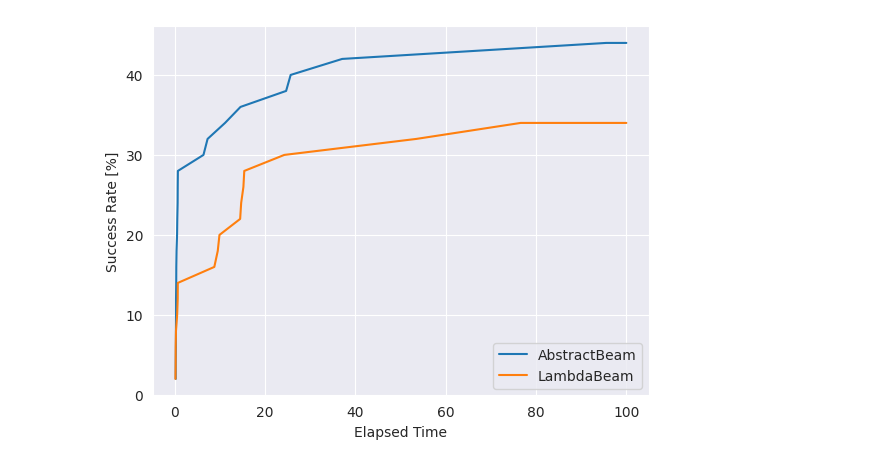
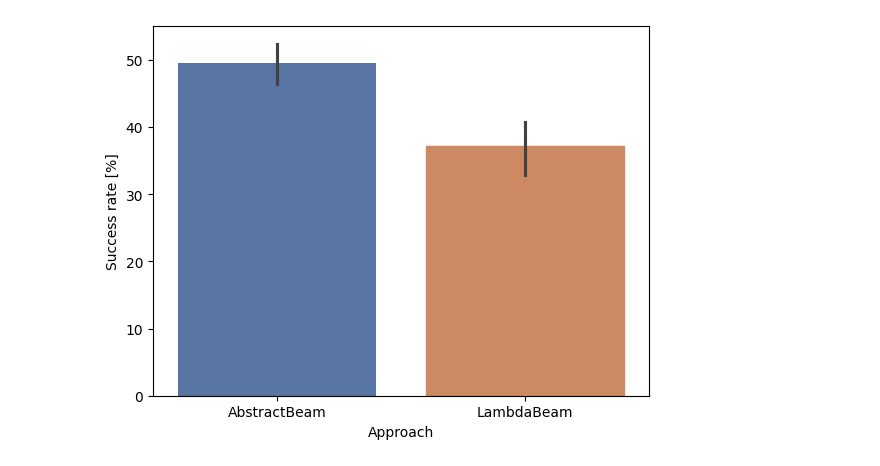
Before and after one commit to jzenkner/AbstractBeam, a Jupyter notebook: docs/results.ipynb, the cells around one changed output. Cells and saved outputs as stored; diff of their text form; code cells hidden in the pictures.

```diff
--- a/docs/results.ipynb
+++ b/docs/results.ipynb
@@ -92,2 +103,25 @@ print(max(df["AbstractBeam"]), max(df["LambdaBeam"]))
+# %%
+path = "../neurips/abstractbeam/eval/handwritten/"
+succ_ab = []
+for e, file_path in enumerate(os.listdir(path)):
+    with open(path + file_path) as f:
+        results = json.load(f)["num_tasks_solved"]
+    succ_ab.append(results / 50 * 100)
+
+sns.set_palette("deep")
+path = "../neurips/lambdabeam/eval/handwritten/"
+succ_lb = []
+for e, file_path in enumerate(os.listdir(path)):
+    with open(path + file_path) as f:
+        results = json.load(f)["num_tasks_solved"]
+    succ_ab.append(results / 50 * 100)
+
+df = pd.DataFrame.from_dict(
+    {"Success rate [%]": succ_ab + succ_lb, "Approach": ["AbstractBeam"] * 5 + ["LambdaBeam"] * 5})
+ax = sns.barplot(df, x="Approach", y="Success rate [%]")
+ax.patches[1].set_color(sns.color_palette(desat=0.75)[1])
+# save_plot(plot_path, "performance_fold1", plt.gcf())
+# %% [output]
+[figure, added]
 # %%
 from crossbeam.data.deepcoder.solution_weight import solution_weight
@@ -115,12 +164,0 @@ def load_and_process_results(file_paths, key="elapsed_time"):
-# %%
-ax = plt.subplot()
-x_axis, success_rate = load_and_process_results(['../neurips/abstractbeam/results/run_1.json'])
-df_ab = pd.DataFrame.from_dict({"Elapsed Time": x_axis, "Success Rate [%]": success_rate})
-x_axis, success_rate = load_and_process_results(['../neurips/lambdabeam/results/run_1.json'])
-df_lb = pd.DataFrame.from_dict({"Elapsed Time": x_axis, "Success Rate [%]": success_rate})
-
-sns.lineplot(df_ab, x="Elapsed Time", y="Success Rate [%]", label="AbstractBeam", ax=ax)
-sns.lineplot(df_lb, x="Elapsed Time", y="Success Rate [%]", label="LambdaBeam", ax=ax)
-# save_plot(plot_path + "performance_time", plt.gcf())
-# %% [output]
-[figure, removed]
```
Also changed, not shown: parts of 22 cells of this notebook, 8 other files.
